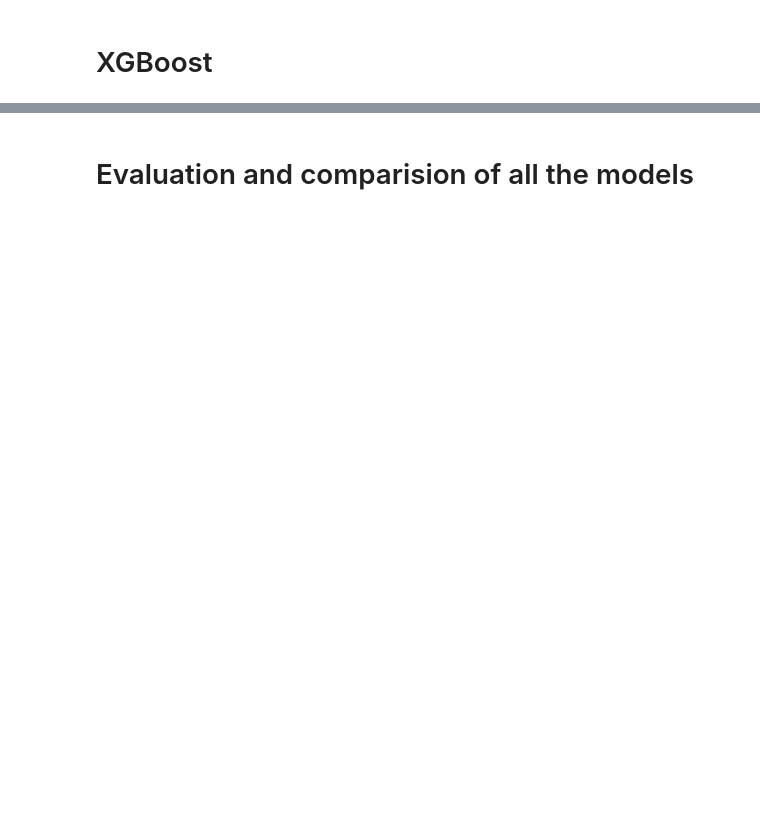
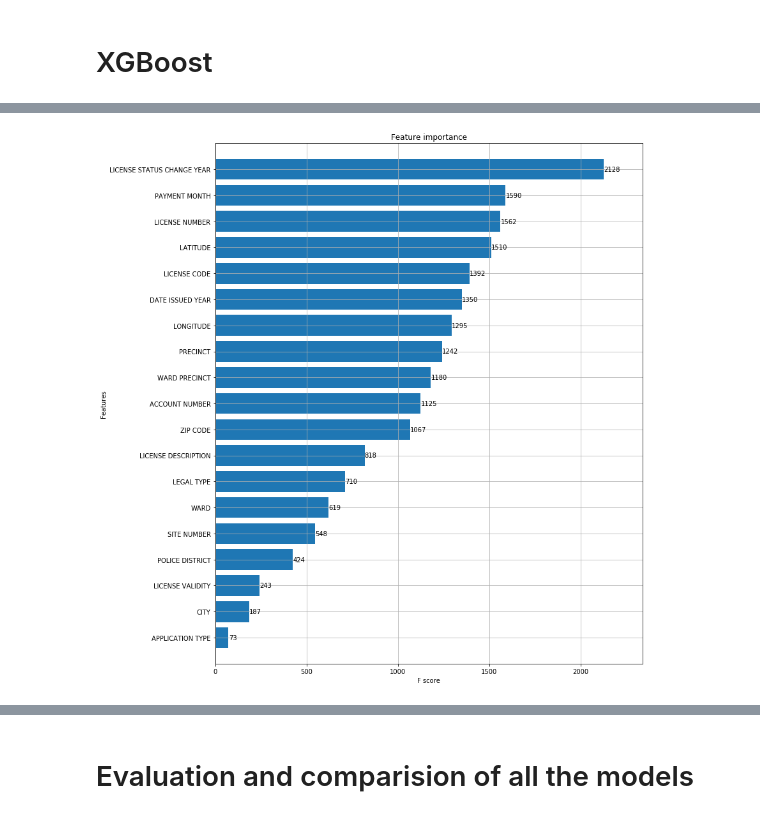
Before and after one commit to shreayan98c/ZS-Hiring-Challenge, a Jupyter notebook: make_highest_score.ipynb, the cells around one changed output, grey strips where cells are left out. Cells and saved outputs as stored; diff of their text form; code cells hidden in the pictures; blank space fills up the shorter version.

Commit message:
Feature engineering

```diff
--- a/make_highest_score.ipynb
+++ b/make_highest_score.ipynb
@@ -542,0 +549,7 @@ Total Accuracy :  93.36
+# %%
+# Feature Engineering
+fig, ax = plt.subplots(figsize=(12,15))
+plot_importance(gbm, max_num_features=50, height=0.8, ax=ax)
+plt.show()
+# %% [output]
+[figure, added]
```
Also changed, not shown: parts of 12 cells of this notebook.
